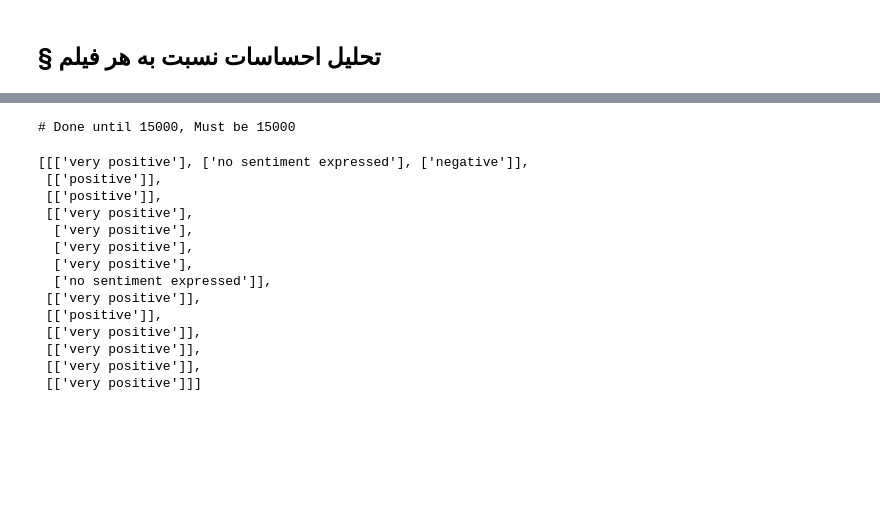
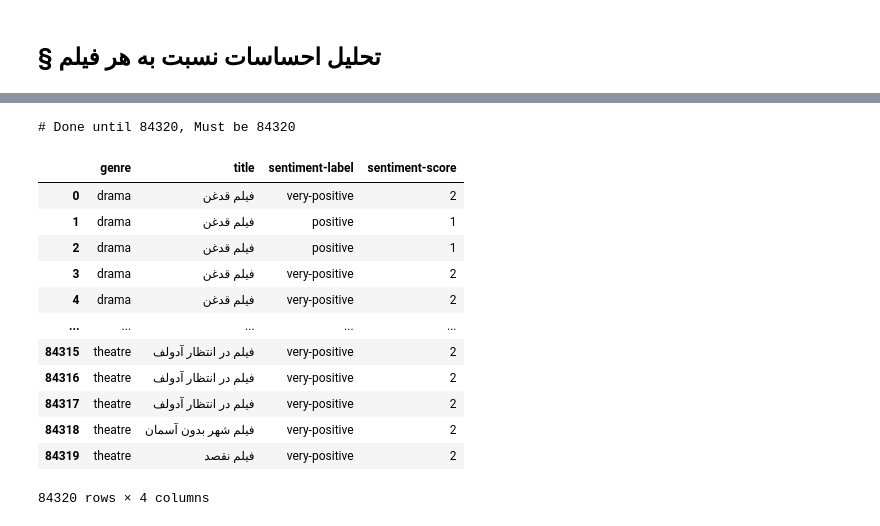
Before and after one commit to MMovasaghi/nlp, a Jupyter notebook: hw1/code/Untitled.ipynb, the cells around one changed output, grey strips where cells are left out. Drawn from its saved outputs; the diff is of its cells as text; code cells hidden in the pictures; blank space fills up the shorter version.

```diff
--- a/hw1/code/Untitled.ipynb
+++ b/hw1/code/Untitled.ipynb
@@ -1217,6 +1215,6 @@ def extract_sentiment(start, end, sentences):
     return comment_sentiment_data
 # %%
-interval = [10000, 15000]
+interval = [80000, len(comments_sentences['comment'])]
 sentiment = extract_sentiment(start=interval[0],
                               end=interval[1],
                               sentences=comments_sentences['comment'])
@@ -1239,4 +1237,9 @@ f.close()
 
 print(f'# Done until {num}, Must be {interval[1]}')
 # %% [output]
-# Done until 15000, Must be 15000
+# Done until 84320, Must be 84320
+# %%
+f = open('./../result/sentiment.txt', 'r')
+lines = f.readlines()
+f.close()
+lines = [x.replace('\n', '') for x in lines]
@@ -1248,17 +1262,0 @@ comment_sentiment['sentiment'] = []
-# %%
-comment_sentiment['sentiment']
-# %% [output]
-[[['very positive'], ['no sentiment expressed'], ['negative']],
- [['positive']],
- [['positive']],
- [['very positive'],
-  ['very positive'],
-  ['very positive'],
-  ['very positive'],
-  ['no sentiment expressed']],
- [['very positive']],
- [['positive']],
- [['very positive']],
- [['very positive']],
- [['very positive']],
- [['very positive']]]
@@ -1264,0 +1271,17 @@ comment_sentiment['sentiment']
+# %%
+comment_sentiment_df = pd.DataFrame(comment_sentiment)
+comment_sentiment_df
+# %% [output]
+|  | genre | title | sentiment-label | sentiment-score |
+| 0 | drama | فیلم قدغن | very-positive | 2 |
+| 1 | drama | فیلم قدغن | positive | 1 |
+| 2 | drama | فیلم قدغن | positive | 1 |
+| 3 | drama | فیلم قدغن | very-positive | 2 |
+| 4 | drama | فیلم قدغن | very-positive | 2 |
+| ... | ... | ... | ... | ... |
+| 84315 | theatre | فیلم در انتظار آدولف | very-positive | 2 |
+| 84316 | theatre | فیلم در انتظار آدولف | very-positive | 2 |
+| 84317 | theatre | فیلم در انتظار آدولف | very-positive | 2 |
+| 84318 | theatre | فیلم شهر بدون آسمان | very-positive | 2 |
+| 84319 | theatre | فیلم نقصد | very-positive | 2 |
+84320 rows × 4 columns
```
Also changed, not shown: parts of 23 cells of this notebook, 3 other files.
